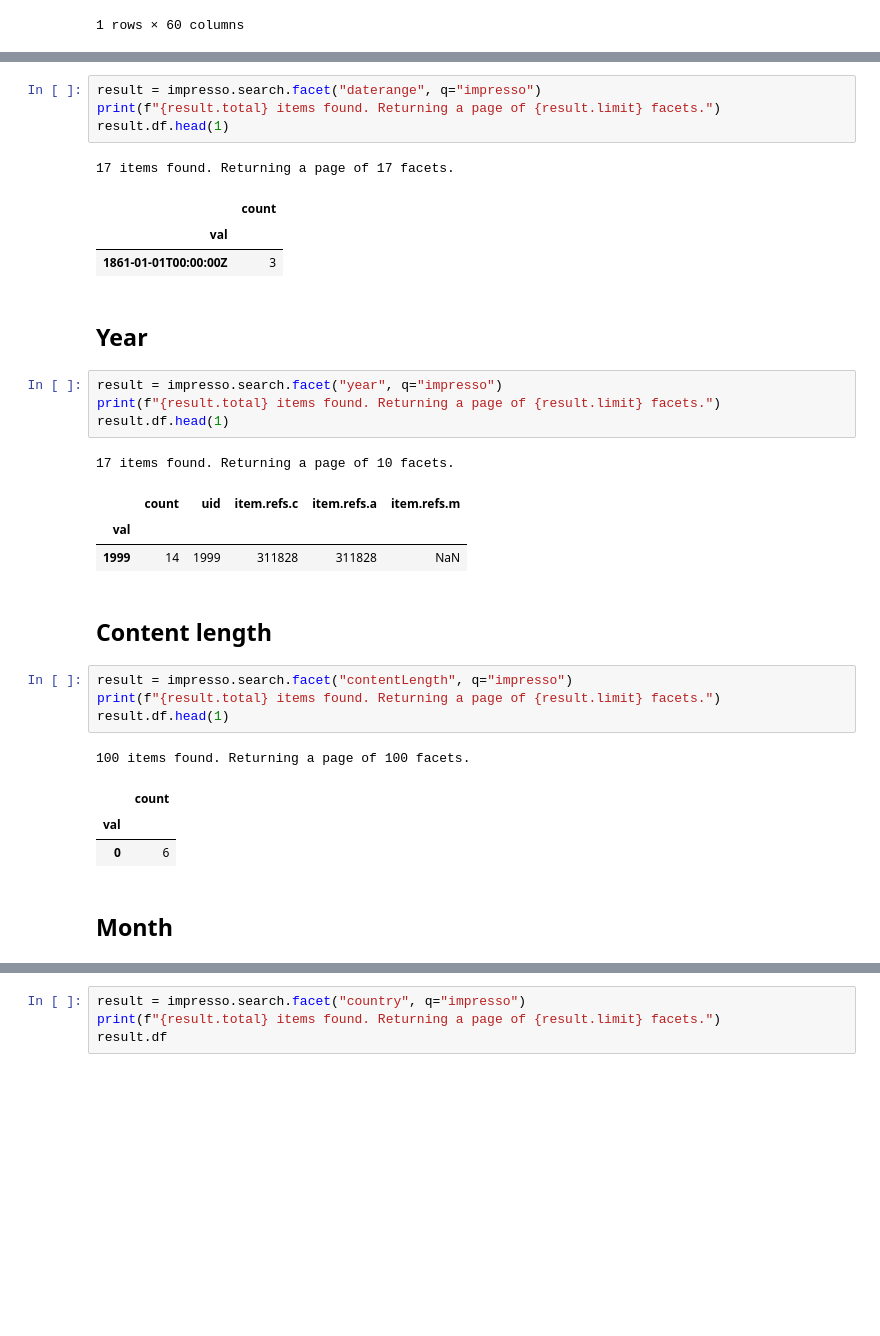
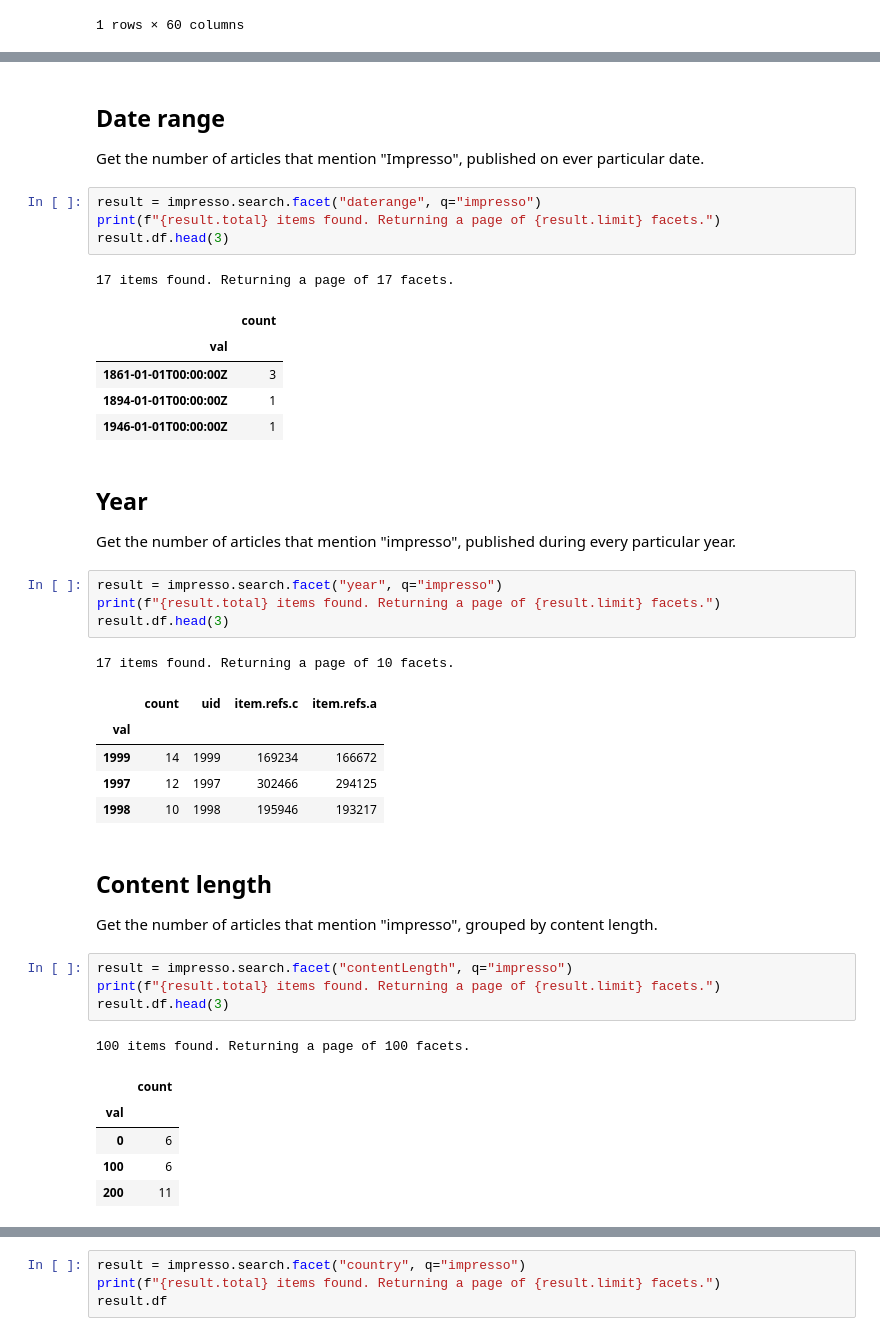
Before and after one commit to impresso/impresso-py, a Jupyter notebook: examples/notebooks/search.ipynb, the cells around one changed output, grey strips where cells are left out. Saved outputs shown, nothing was run; the diff lists cells and outputs as text; blank space fills up the shorter version.

```diff
--- a/examples/notebooks/search.ipynb
+++ b/examples/notebooks/search.ipynb
@@ -322,33 +345,45 @@ Facet search method has the same parameters as the search method.
+# %% [markdown]
+## Date range
+
+Get the number of articles that mention "Impresso", published on ever particular date.
 # %%
 result = impresso.search.facet("daterange", q="impresso")
 print(f"{result.total} items found. Returning a page of {result.limit} facets.")
-result.df.head(1)
+result.df.head(3)
 # %% [output]
 17 items found. Returning a page of 17 facets.
 |  | count |
 | val |  |
 | 1861-01-01T00:00:00Z | 3 |
+| 1894-01-01T00:00:00Z | 1 |
+| 1946-01-01T00:00:00Z | 1 |
-# %% [markdown]
-## Year
+# %% [markdown]
+## Year
+
+Get the number of articles that mention "impresso", published during every particular year.
 # %%
 result = impresso.search.facet("year", q="impresso")
 print(f"{result.total} items found. Returning a page of {result.limit} facets.")
-result.df.head(1)
+result.df.head(3)
 # %% [output]
 17 items found. Returning a page of 10 facets.
-|  | count | uid | item.refs.c | item.refs.a | item.refs.m |
-| val |  |  |  |  |  |
-| 1999 | 14 | 1999 | 311828 | 311828 | NaN |
+|  | count | uid | item.refs.c | item.refs.a |
+| val |  |  |  |  |
+| 1999 | 14 | 1999 | 169234 | 166672 |
+| 1997 | 12 | 1997 | 302466 | 294125 |
+| 1998 | 10 | 1998 | 195946 | 193217 |
-# %% [markdown]
-## Content length
+# %% [markdown]
+## Content length
+
+Get the number of articles that mention "impresso", grouped by content length.
 # %%
 result = impresso.search.facet("contentLength", q="impresso")
 print(f"{result.total} items found. Returning a page of {result.limit} facets.")
-result.df.head(1)
+result.df.head(3)
 # %% [output]
 100 items found. Returning a page of 100 facets.
 |  | count |
 | val |  |
 | 0 | 6 |
+| 100 | 6 |
+| 200 | 11 |
-# %% [markdown]
-## Month
```
Also changed, not shown: parts of 67 cells of this notebook, 4 other files.
